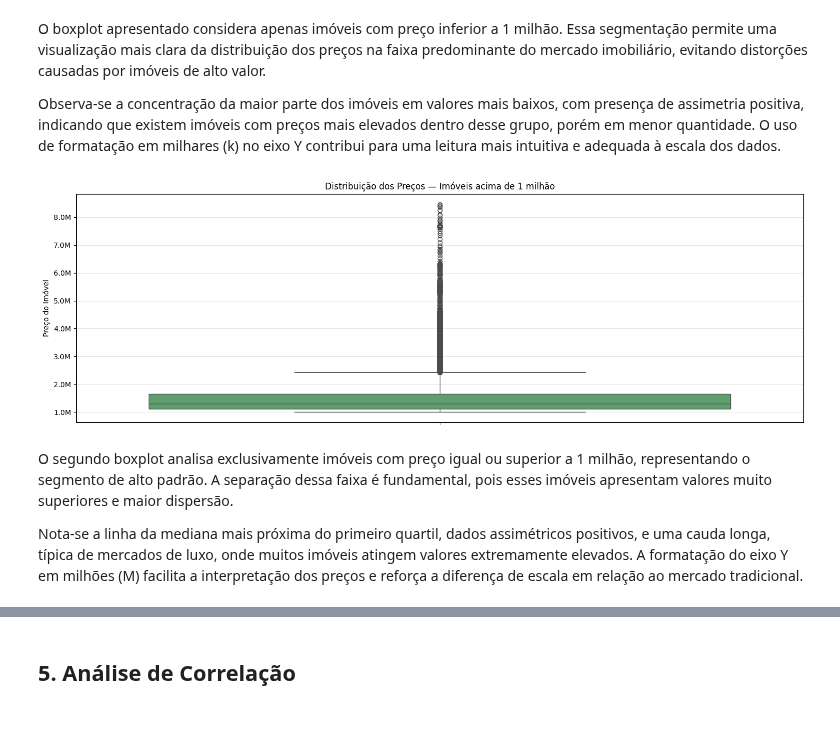
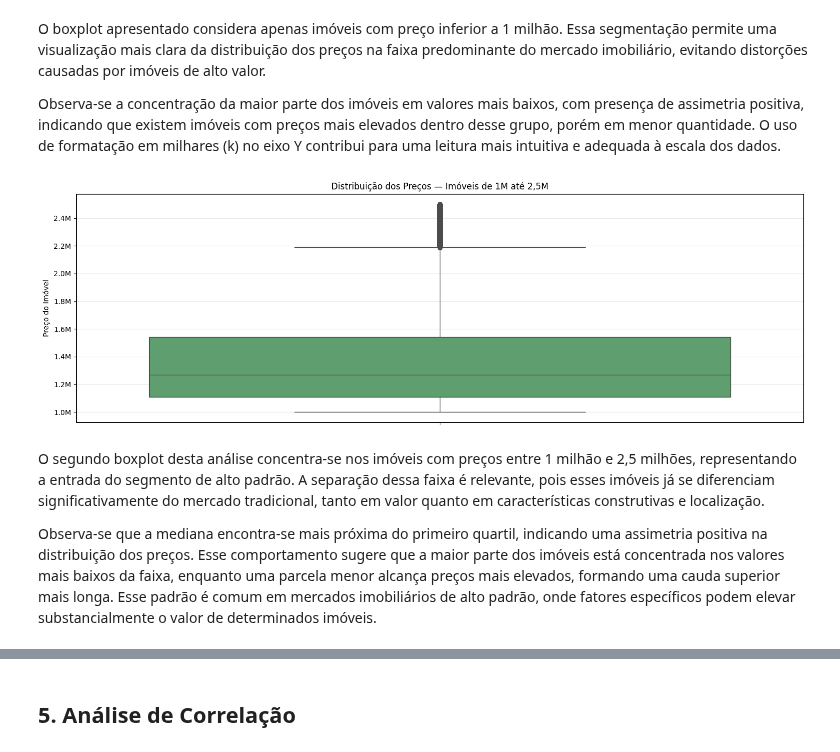
Before and after one commit to nicolascoqueiro/housets-analysis, a Jupyter notebook: Data Layer/silver/analytics.ipynb, the cells around one changed output, grey strips where cells are left out. Drawn from its saved outputs; the diff is of its cells as text; code cells hidden in the pictures; blank space fills up the shorter version.

```diff
--- a/Data Layer/silver/analytics.ipynb
+++ b/Data Layer/silver/analytics.ipynb
@@ -302,30 +302,33 @@ O boxplot apresentado considera apenas imóveis com preço inferior a 1 milhão.
 
 Observa-se a concentração da maior parte dos imóveis em valores mais baixos, com presença de assimetria positiva, indicando que existem imóveis com preços mais elevados dentro desse grupo, porém em menor quantidade. O uso de formatação em milhares (k) no eixo Y contribui para uma leitura mais intuitiva e adequada à escala dos dados.
 # %%
-dados_acima_1m = dados[dados['price'] >= 1_000_000]
+dados_um_a_doisemeio = dados[
+    (dados['price'] >= 1_000_000) &
+    (dados['price'] <= 2_500_000)
+]
 
 plt.figure(figsize=(15,5))
 
 sns.boxplot(
-    data=dados_acima_1m,
+    data=dados_um_a_doisemeio,
     y='price',
     color='#55A868'
 )
 
 plt.ylabel('Preço do Imóvel')
-plt.title('Distribuição dos Preços — Imóveis acima de 1 milhão')
+plt.title('Distribuição dos Preços — Imóveis de 1M até 2,5M')
 
 y_formatter = mtick.FuncFormatter(
     lambda y, pos: f'{y/1_000_000:.1f}M'
 )
 plt.gca().yaxis.set_major_formatter(y_formatter)
 
 plt.grid(axis='y', alpha=0.3)
 plt.tight_layout()
 plt.show()
 # %% [output]
-[figure, old version]
+[figure, new version]
 # %% [markdown]
-O segundo boxplot analisa exclusivamente imóveis com preço igual ou superior a 1 milhão, representando o segmento de alto padrão. A separação dessa faixa é fundamental, pois esses imóveis apresentam valores muito superiores e maior dispersão.
+O segundo boxplot desta análise concentra-se nos imóveis com preços entre 1 milhão e 2,5 milhões, representando a entrada do segmento de alto padrão. A separação dessa faixa é relevante, pois esses imóveis já se diferenciam significativamente do mercado tradicional, tanto em valor quanto em características construtivas e localização.
 
-Nota-se a linha da mediana mais próxima do primeiro quartil, dados assimétricos positivos, e uma cauda longa, típica de mercados de luxo, onde muitos imóveis atingem valores extremamente elevados. A formatação do eixo Y em milhões (M) facilita a interpretação dos preços e reforça a diferença de escala em relação ao mercado tradicional.
+Observa-se que a mediana encontra-se mais próxima do primeiro quartil, indicando uma assimetria positiva na distribuição dos preços. Esse comportamento sugere que a maior parte dos imóveis está concentrada nos valores mais baixos da faixa, enquanto uma parcela menor alcança preços mais elevados, formando uma cauda superior mais longa. Esse padrão é comum em mercados imobiliários de alto padrão, onde fatores específicos podem elevar substancialmente o valor de determinados imóveis.
```
Also changed, not shown: parts of 2 cells of this notebook.
